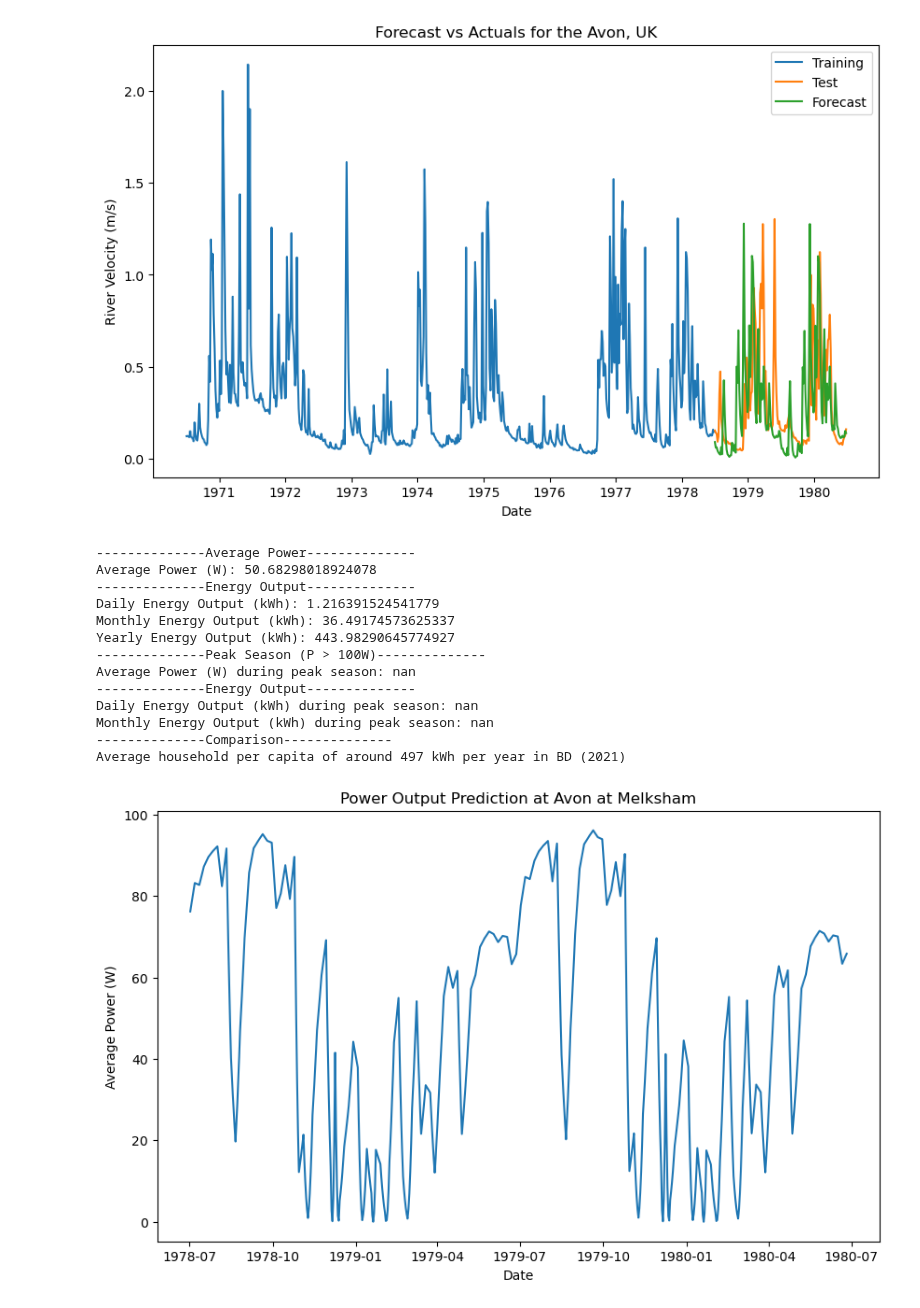
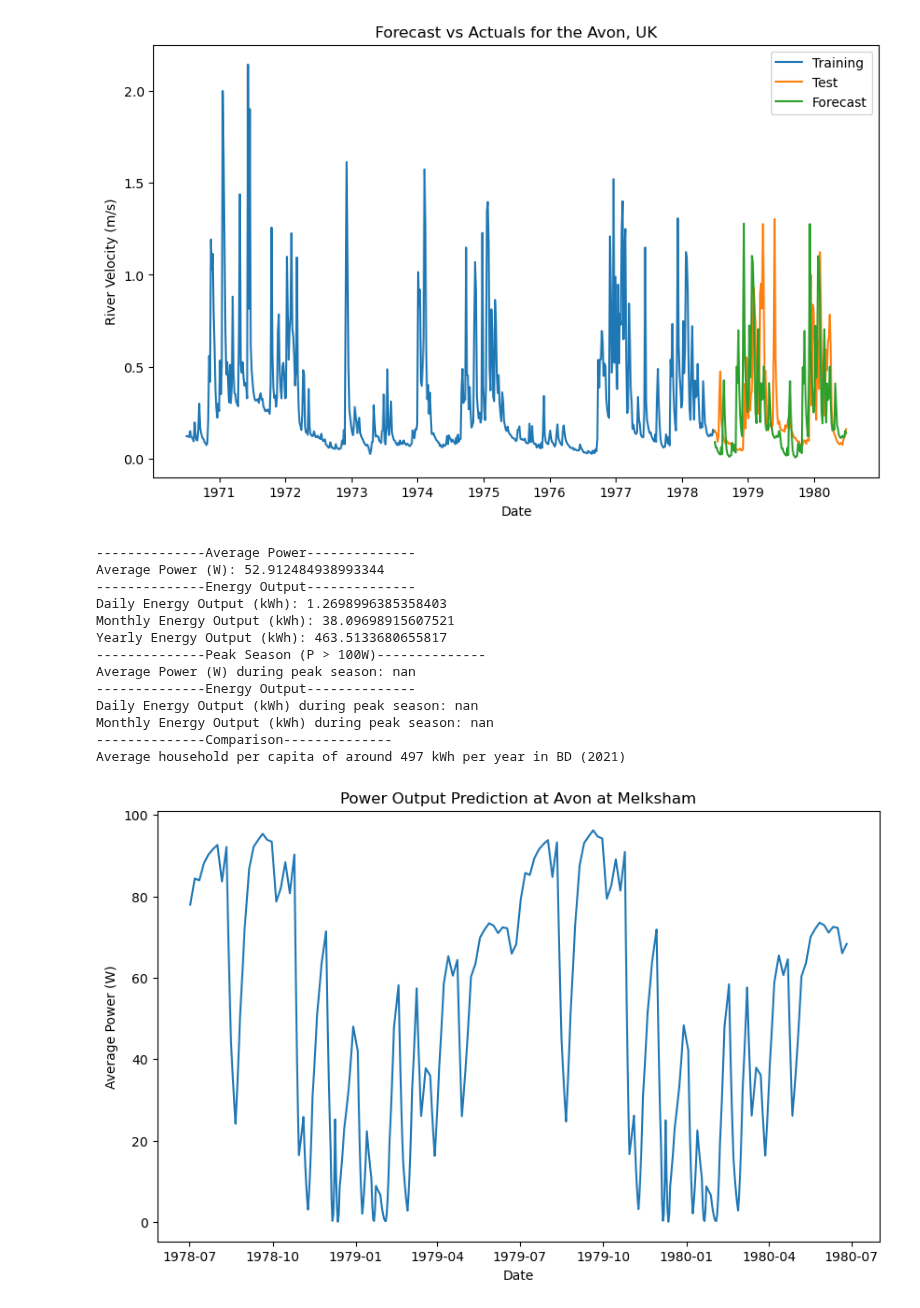
Before and after one commit to pilipb/DP5-code, a Jupyter notebook: long_term.ipynb, the cells around one changed output. Drawn from its saved outputs; the diff is of its cells as text; code cells hidden in the pictures.

Commit message:
updated pontoon multiplier

```diff
--- a/long_term.ipynb
+++ b/long_term.ipynb
@@ -201,7 +201,7 @@ full_forecast_data = full_forecast_data.interpolate(method='linear')
 turbine_width = 1.2
 turbine_diameter = 1.2
 r_drum = 0.425
-pontoon_grid_multiplier = 1.15 # found in main.ipynb
+pontoon_grid_multiplier = 1.05 # found in main.ipynb
 generator_eff = 0.9
 gearbox_eff = 0.95
 efficiency = generator_eff * gearbox_eff
@@ -231,35 +231,35 @@ print(f"Monthly Energy Output (kWh): {monthly_energy}")
 print(f"Yearly Energy Output (kWh): {yearly_energy}")
 
 # calculate the same values but during peak season (when p > 100W)
 peak_season = shaft_power[shaft_power > 100]
 daily_energy_peak = peak_season.mean()*24/1000
 monthly_energy_peak = peak_season.mean()*24*30/1000
 yearly_energy_peak = peak_season.mean()*24*365/1000
 
 print('--------------Peak Season (P > 100W)--------------')
 print(f"Average Power (W) during peak season: {peak_season.mean()}")
 print('--------------Energy Output--------------')
 print(f"Daily Energy Output (kWh) during peak season: {daily_energy_peak}")
 print(f"Monthly Energy Output (kWh) during peak season: {monthly_energy_peak}")
 # print(f"Yearly Energy Output (kWh) during peak season: {yearly_energy_peak}")
 
 print('--------------Comparison--------------')
 print('Average household per capita of around 497 kWh per year in BD (2021)') # https://www.enerdata.net/estore/energy-market/bangladesh/#:~:text=Energy%20consumption%20per%20capita%20is,average%20in%20the%20same%20period).
 
 
 plt.show()
 # %% [output]
 --------------Average Power--------------
-Average Power (W): 50.68298018924078
+Average Power (W): 52.912484938993344
 --------------Energy Output--------------
-Daily Energy Output (kWh): 1.216391524541779
-Monthly Energy Output (kWh): 36.49174573625337
-Yearly Energy Output (kWh): 443.98290645774927
+Daily Energy Output (kWh): 1.2698996385358403
+Monthly Energy Output (kWh): 38.09698915607521
+Yearly Energy Output (kWh): 463.5133680655817
 --------------Peak Season (P > 100W)--------------
 Average Power (W) during peak season: nan
 --------------Energy Output--------------
 Daily Energy Output (kWh) during peak season: nan
 Monthly Energy Output (kWh) during peak season: nan
 --------------Comparison--------------
 Average household per capita of around 497 kWh per year in BD (2021)
-[figure, old version]
+[figure, new version]
```
